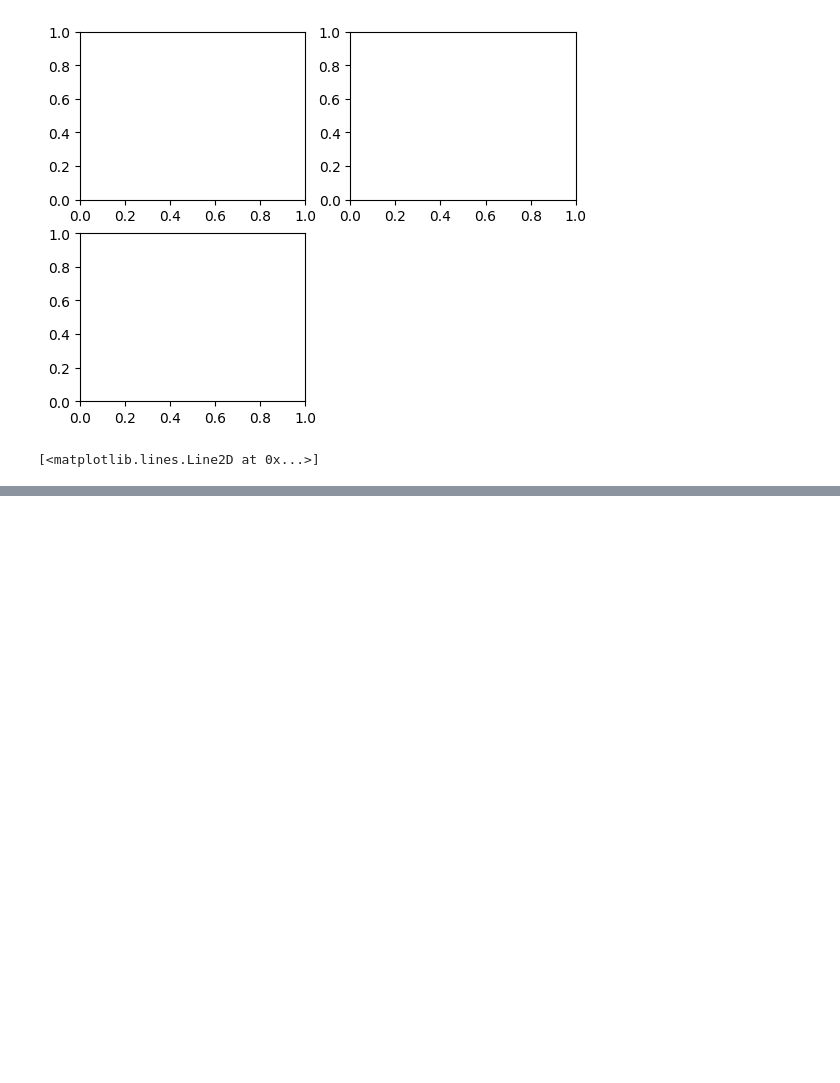
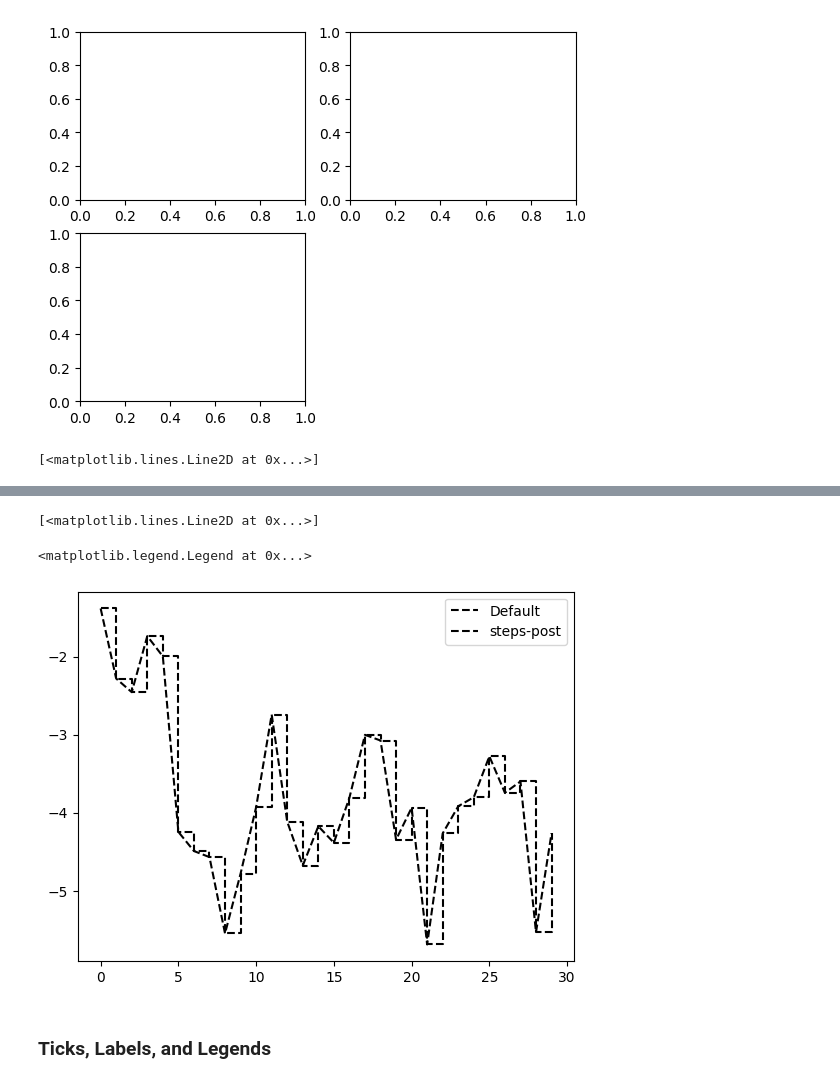
Before and after one commit to Kkhurana007/pythonfordataanalysis, a Jupyter notebook: semainedu26fevrier/Plotting_and_visualization.ipynb, the cells around one changed output, grey strips where cells are left out. Saved outputs shown, nothing was run; the diff lists cells and outputs as text; code cells hidden in the pictures; blank space fills up the shorter version.

```diff
--- a/semainedu26fevrier/Plotting_and_visualization.ipynb
+++ b/semainedu26fevrier/Plotting_and_visualization.ipynb
@@ -60,0 +111,24 @@ ax3.plot(np.random.standard_normal(50).cumsum(),
+# %%
+ax = fig.add_subplot()
+
+ax.plot(np.random.standard_normal(30).cumsum(),
+       color = 'black', linestyle = 'dashed', marker= 'o' )
+# %% [output]
+[<matplotlib.lines.Line2D at 0x...>]
+# %%
+fig = plt.figure()
+ax = fig.add_subplot()
+
+data = np.random.standard_normal(30).cumsum()
+
+ax.plot(data, color = 'black', linestyle = 'dashed',
+       label = 'Default')
+ax.plot(data, color = 'black', linestyle = 'dashed',
+       drawstyle= 'steps-post', label= 'steps-post')
+
+ax.legend()
+# %% [output]
+<matplotlib.legend.Legend at 0x...>
+[figure, added]
+# %% [markdown]
+### Ticks, Labels, and Legends
```
Also changed, not shown: parts of 69 cells of this notebook, 3 other files.
